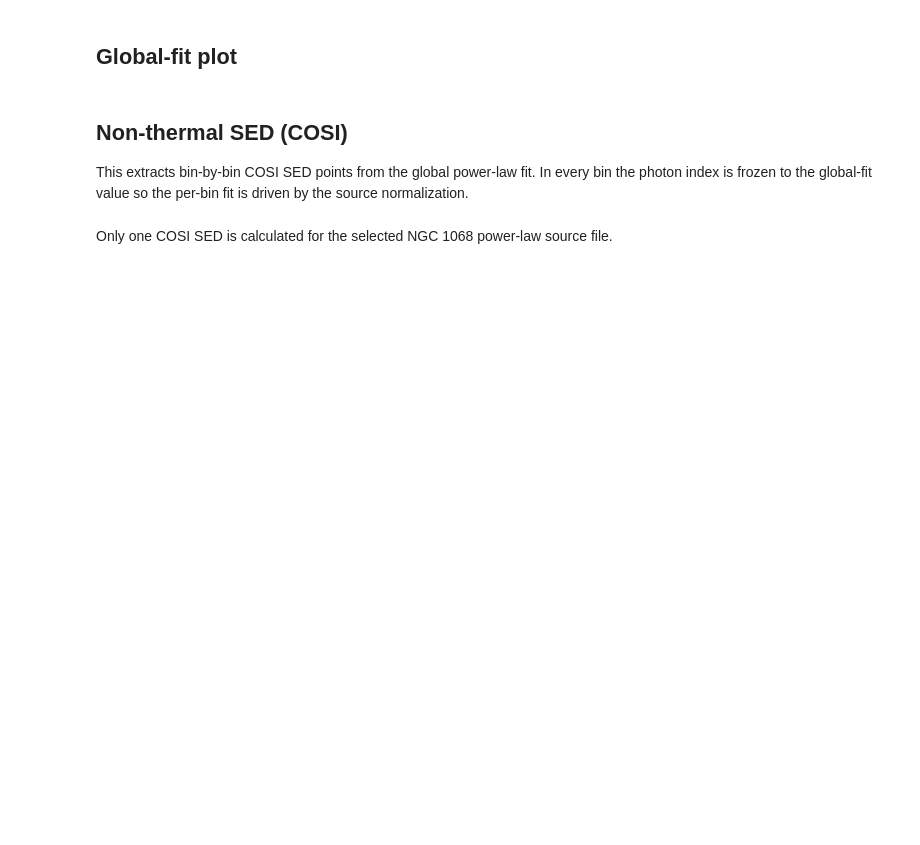
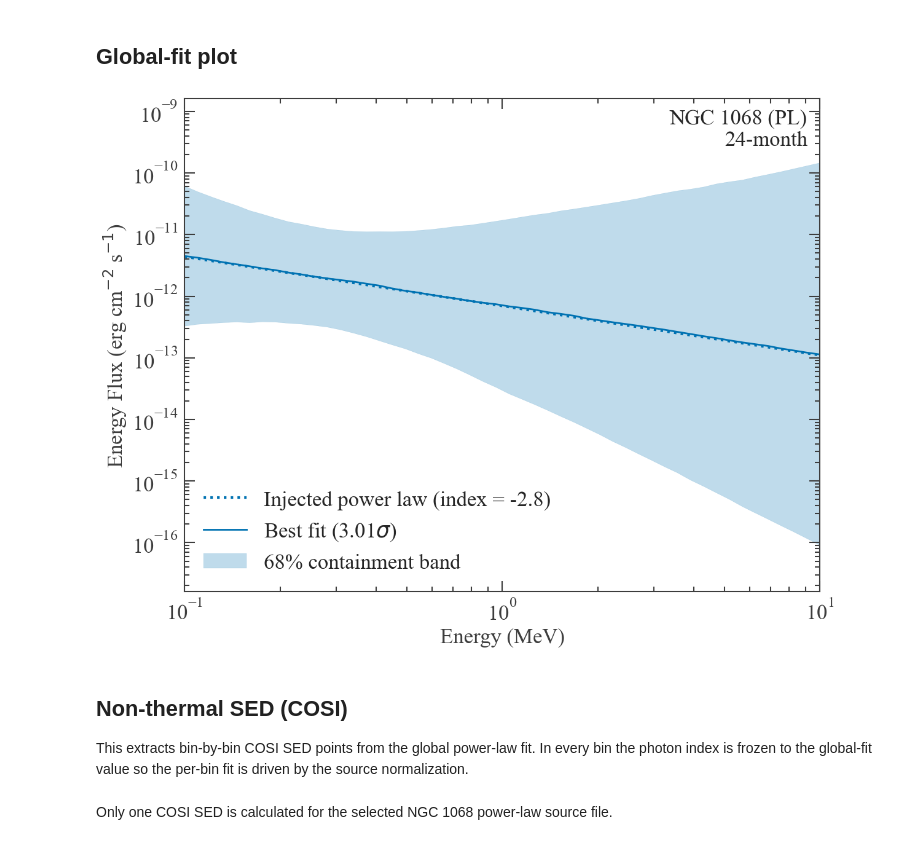
Before and after one commit to parshadkp/cosipy, a Jupyter notebook: docs/tutorials/spectral_fits/continuum_fit/AGN/NGC1068_Paper_Plots_NTH.ipynb, the cells around one changed output. Cells and saved outputs as stored; diff of their text form; code cells hidden in the pictures; blank space fills up the shorter version.

```diff
--- a/docs/tutorials/spectral_fits/continuum_fit/AGN/NGC1068_Paper_Plots_NTH.ipynb
+++ b/docs/tutorials/spectral_fits/continuum_fit/AGN/NGC1068_Paper_Plots_NTH.ipynb
@@ -517,35 +531,37 @@ ax.fill_between(
     SED_KEV_TO_ERG * energy**2 * flux_hi,
     alpha=0.25,
     color=color,
     label="68% containment band",
 )
 
 ax.text(
     0.98,
     0.98,
     f"NGC 1068 (PL)\n{exposure_1068}-month",
     transform=ax.transAxes,
     ha='right',
     va='top',
     fontsize=FONT_SIZE,
     fontweight='550',
 )
 
 ax.set_xscale('log')
 ax.set_yscale('log')
 ax.set_xlim((100) * KEV_TO_MEV, (10000) * KEV_TO_MEV)
-ax.set_ylim(1e-7 * SED_KEV_TO_ERG, 1e-1 * SED_KEV_TO_ERG)
+ax.set_ylim(1e-8 * SED_KEV_TO_ERG, 1 * SED_KEV_TO_ERG)
 # ax.xaxis.set_major_locator(mticker.FixedLocator([0.1, 5, 10]))
 # ax.xaxis.set_major_formatter(mticker.FixedFormatter(["0.1", "5", "10"]))
 ax.set_xlabel('Energy (MeV)', fontsize=FONT_SIZE)
 ax.set_ylabel(r'Energy Flux (erg cm$^{-2}$ s$^{-1}$)', fontsize=FONT_SIZE)
-ax.legend(fontsize=FONT_SIZE, loc='lower right', frameon=False)
+ax.legend(fontsize=FONT_SIZE, loc='lower left', frameon=False)
 
 save_path = (
     "/Users/parshadkp/Library/CloudStorage/OneDrive-ClemsonUniversity/"
     f"Papers/AGN_Corona_EC/Plots/NGC1068_NTH_PL_Fit_{index_tag}_{exposure_1068}Months.pdf"
 )
 # plt.savefig(save_path)
+# %% [output]
+[figure, added]
 # %% [markdown]
 ## Non-thermal SED (COSI)
 
```
Also changed, not shown: parts of 10 cells of this notebook, 3 other files.
